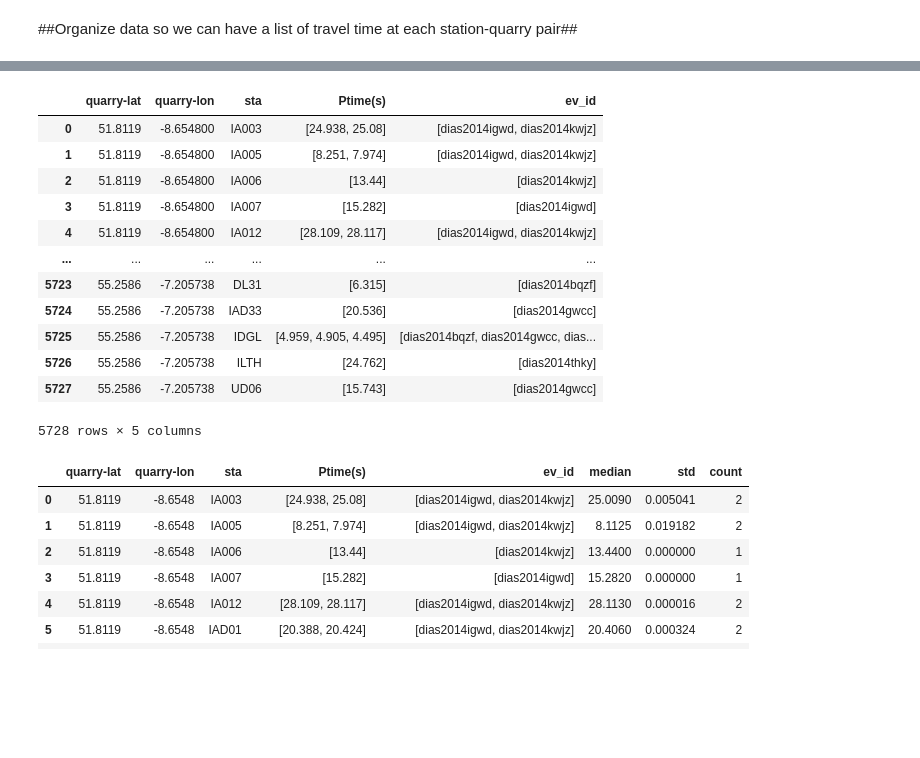
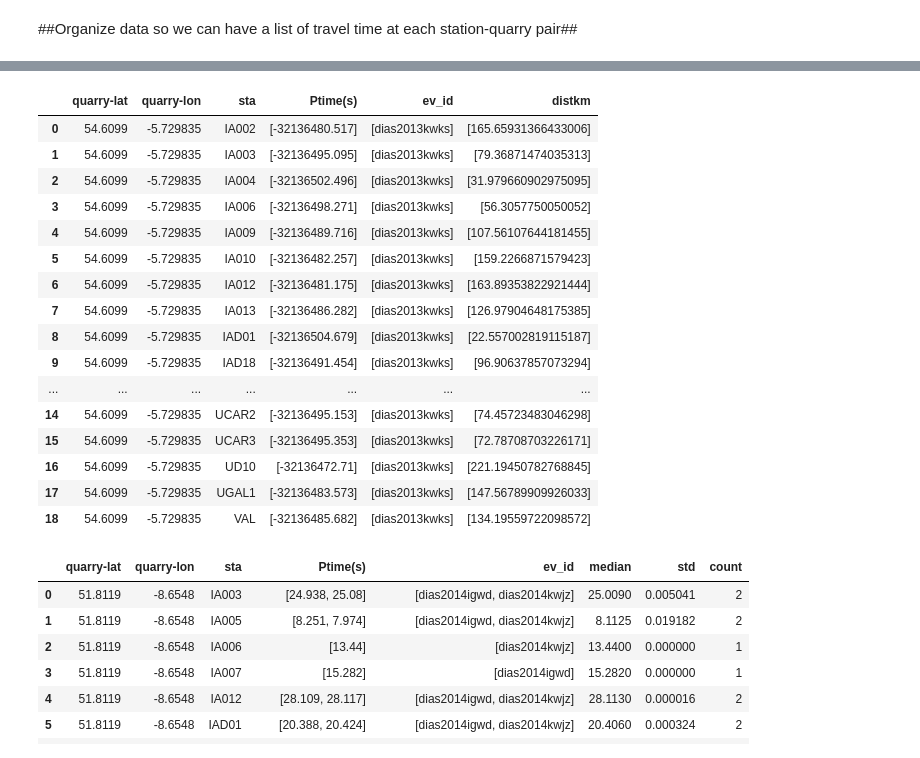
Before and after one commit to bru-melo/SeisBlast, a Jupyter notebook: codes/select-traveltimes.ipynb, the cells around one changed output, grey strips where cells are left out. Saved outputs shown, nothing was run; the diff lists cells and outputs as text; code cells hidden in the pictures; blank space fills up the shorter version.

```diff
--- a/codes/select-traveltimes.ipynb
+++ b/codes/select-traveltimes.ipynb
@@ -35,25 +35,26 @@ relocated_catalogue.head(5)
 quarry_data = pd.DataFrame()
 
 #first loop over the values of the relocated catalogue
-for index, row in relocated_catalogue.iterrows():
+#for index, row in relocated_catalogue.iterrows():
     #qry_id = row['quarry-ID']
-    ev_id = row['EVENT-ID']
-    #get the picks for the event at the index position
-    df, info = sb.list_picks(james_catalogue, james_bulletins_dir, ev_id)
-    #calculate the travel time in seconds from the origin time
-    origin_time = pd.to_datetime((relocated_catalogue.loc[index, 'DATE'] + ' ' + relocated_catalogue.loc[index, 'TIME']), format='%Y-%m-%d %H:%M:%S.%f')
-    df['Ptime(s)'] = (df['time']['P'] - origin_time).dt.total_seconds()
-    #new dataframe to store the quarry data for the event
-    temp_df = pd.DataFrame({
-    'quarry-lat': row['lat-quarry'],
-    'quarry-lon': row['lon-quarry'],
-    'sta': df['sta'],
-    'Ptime(s)': df['Ptime(s)'],
-    'ev_id': ev_id,
-    'dist_def': df['dist'],
-    })
-    #populate quarry_data_group
-    quarry_data = pd.concat([quarry_data, temp_df], axis=0, ignore_index=True)
+    #ev_id = row['EVENT-ID']
+ev_id='dias2013kwks'
+#get the picks for the event at the index position
+df, info = sb.list_picks(james_catalogue, james_bulletins_dir, ev_id)
+#calculate the travel time in seconds from the origin time
+origin_time = pd.to_datetime((relocated_catalogue.loc[index, 'DATE'] + ' ' + relocated_catalogue.loc[index, 'TIME']), format='%Y-%m-%d %H:%M:%S.%f')
+df['Ptime(s)'] = (df['time']['P'] - origin_time).dt.total_seconds()
+#new dataframe to store the quarry data for the event
+temp_df = pd.DataFrame({
+'quarry-lat': row['lat-quarry'],
+'quarry-lon': row['lon-quarry'],
+'sta': df['sta'],
+'Ptime(s)': df['Ptime(s)'],
+'ev_id': ev_id,
+'distkm': df['distkm'],
+})
+#populate quarry_data_group
+quarry_data = pd.concat([quarry_data, temp_df], axis=0, ignore_index=True)
 
 quarry_data.head(5)
 # %% [output]
@@ -66,22 +67,26 @@ quarry_data.head(5)
 # %%
 #group by quarry ID and station and calculate the median, std and count of the picks
-quarry_data_group = quarry_data.dropna().groupby(['quarry-lat','quarry-lon','sta']).agg({'Ptime(s)': list, 'ev_id': list}).reset_index()
+quarry_data_group = quarry_data.dropna().groupby(['quarry-lat','quarry-lon','sta']).agg({'Ptime(s)': list, 'ev_id': list, 'distkm': list}).reset_index()
 #quarry_data_group['Ptime(s)'] = quarry_data_group['Ptime(s)'].apply(lambda x: x if isinstance(x, list) else [x])
 quarry_data_group
 # %% [output]
-|  | quarry-lat | quarry-lon | sta | Ptime(s) | ev_id |
-| 0 | 51.8119 | -8.654800 | IA003 | [24.938, 25.08] | [dias2014igwd, dias2014kwjz] |
-| 1 | 51.8119 | -8.654800 | IA005 | [8.251, 7.974] | [dias2014igwd, dias2014kwjz] |
-| 2 | 51.8119 | -8.654800 | IA006 | [13.44] | [dias2014kwjz] |
-| 3 | 51.8119 | -8.654800 | IA007 | [15.282] | [dias2014igwd] |
-| 4 | 51.8119 | -8.654800 | IA012 | [28.109, 28.117] | [dias2014igwd, dias2014kwjz] |
-| ... | ... | ... | ... | ... | ... |
-| 5723 | 55.2586 | -7.205738 | DL31 | [6.315] | [dias2014bqzf] |
-| 5724 | 55.2586 | -7.205738 | IAD33 | [20.536] | [dias2014gwcc] |
-| 5725 | 55.2586 | -7.205738 | IDGL | [4.959, 4.905, 4.495] | [dias2014bqzf, dias2014gwcc, dias... |
-| 5726 | 55.2586 | -7.205738 | ILTH | [24.762] | [dias2014thky] |
-| 5727 | 55.2586 | -7.205738 | UD06 | [15.743] | [dias2014gwcc] |
+|  | quarry-lat | quarry-lon | sta | Ptime(s) | ev_id | distkm |
+| 0 | 54.6099 | -5.729835 | IA002 | [-32136480.517] | [dias2013kwks] | [165.65931366433006] |
+| 1 | 54.6099 | -5.729835 | IA003 | [-32136495.095] | [dias2013kwks] | [79.36871474035313] |
+| 2 | 54.6099 | -5.729835 | IA004 | [-32136502.496] | [dias2013kwks] | [31.979660902975095] |
+| 3 | 54.6099 | -5.729835 | IA006 | [-32136498.271] | [dias2013kwks] | [56.3057750050052] |
+| 4 | 54.6099 | -5.729835 | IA009 | [-32136489.716] | [dias2013kwks] | [107.56107644181455] |
+| 5 | 54.6099 | -5.729835 | IA010 | [-32136482.257] | [dias2013kwks] | [159.2266871579423] |
+| 6 | 54.6099 | -5.729835 | IA012 | [-32136481.175] | [dias2013kwks] | [163.89353822921444] |
+| 7 | 54.6099 | -5.729835 | IA013 | [-32136486.282] | [dias2013kwks] | [126.97904648175385] |
+| 8 | 54.6099 | -5.729835 | IAD01 | [-32136504.679] | [dias2013kwks] | [22.557002819115187] |
+| 9 | 54.6099 | -5.729835 | IAD18 | [-32136491.454] | [dias2013kwks] | [96.90637857073294] |
+| ... | ... | ... | ... | ... | ... | ... |
+| 14 | 54.6099 | -5.729835 | UCAR2 | [-32136495.153] | [dias2013kwks] | [74.45723483046298] |
+| 15 | 54.6099 | -5.729835 | UCAR3 | [-32136495.353] | [dias2013kwks] | [72.78708703226171] |
+| 16 | 54.6099 | -5.729835 | UD10 | [-32136472.71] | [dias2013kwks] | [221.19450782768845] |
+| 17 | 54.6099 | -5.729835 | UGAL1 | [-32136483.573] | [dias2013kwks] | [147.56789909926033] |
+| 18 | 54.6099 | -5.729835 | VAL | [-32136485.682] | [dias2013kwks] | [134.19559722098572] |
-5728 rows × 5 columns
 # %%
 #calculate the median, std and count of the picks
 quarry_data_group['median'] = quarry_data_group['Ptime(s)'].apply(lambda x: np.median(x))
```
Also changed, not shown: parts of 1 cell of this notebook, 26 other files.
